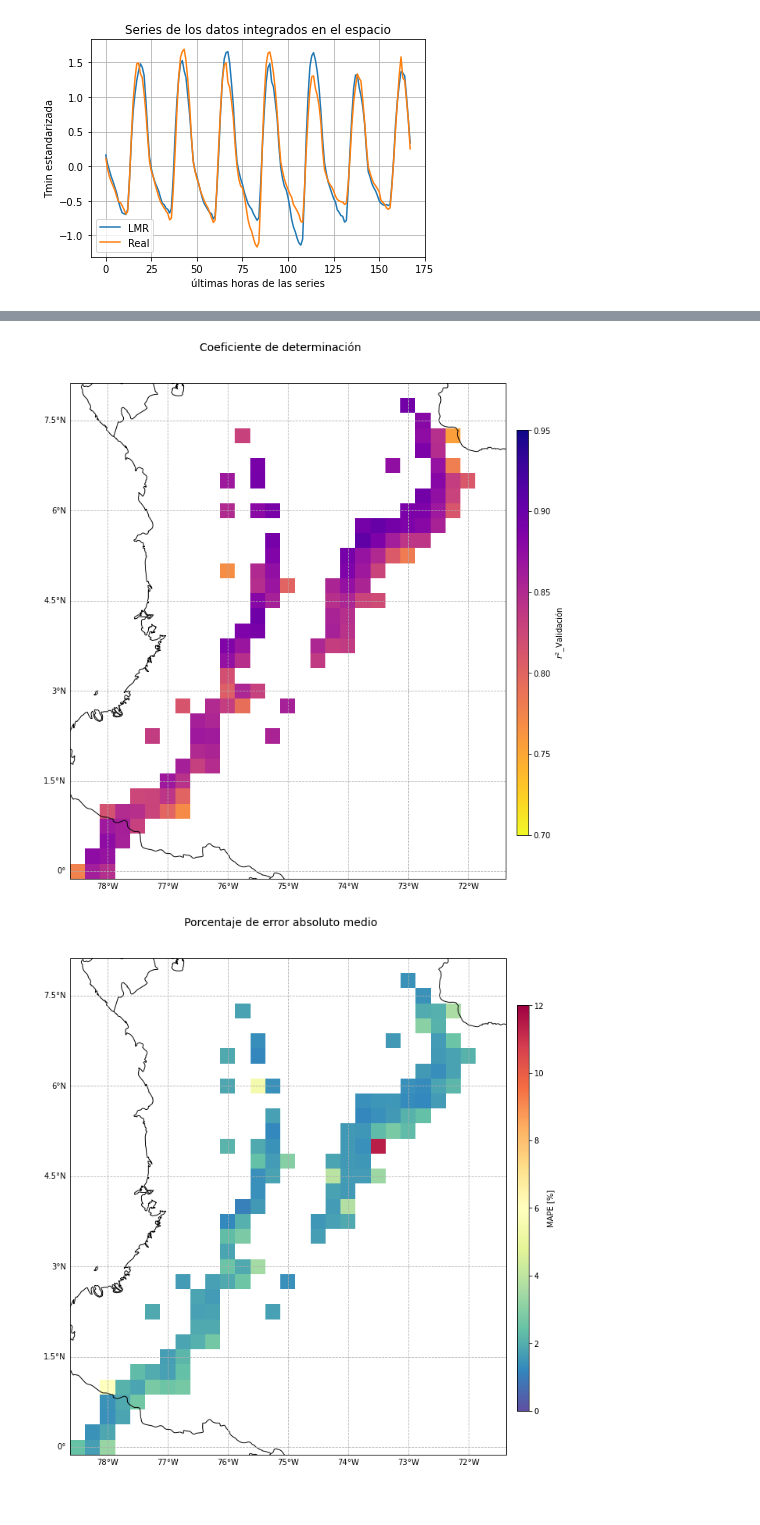
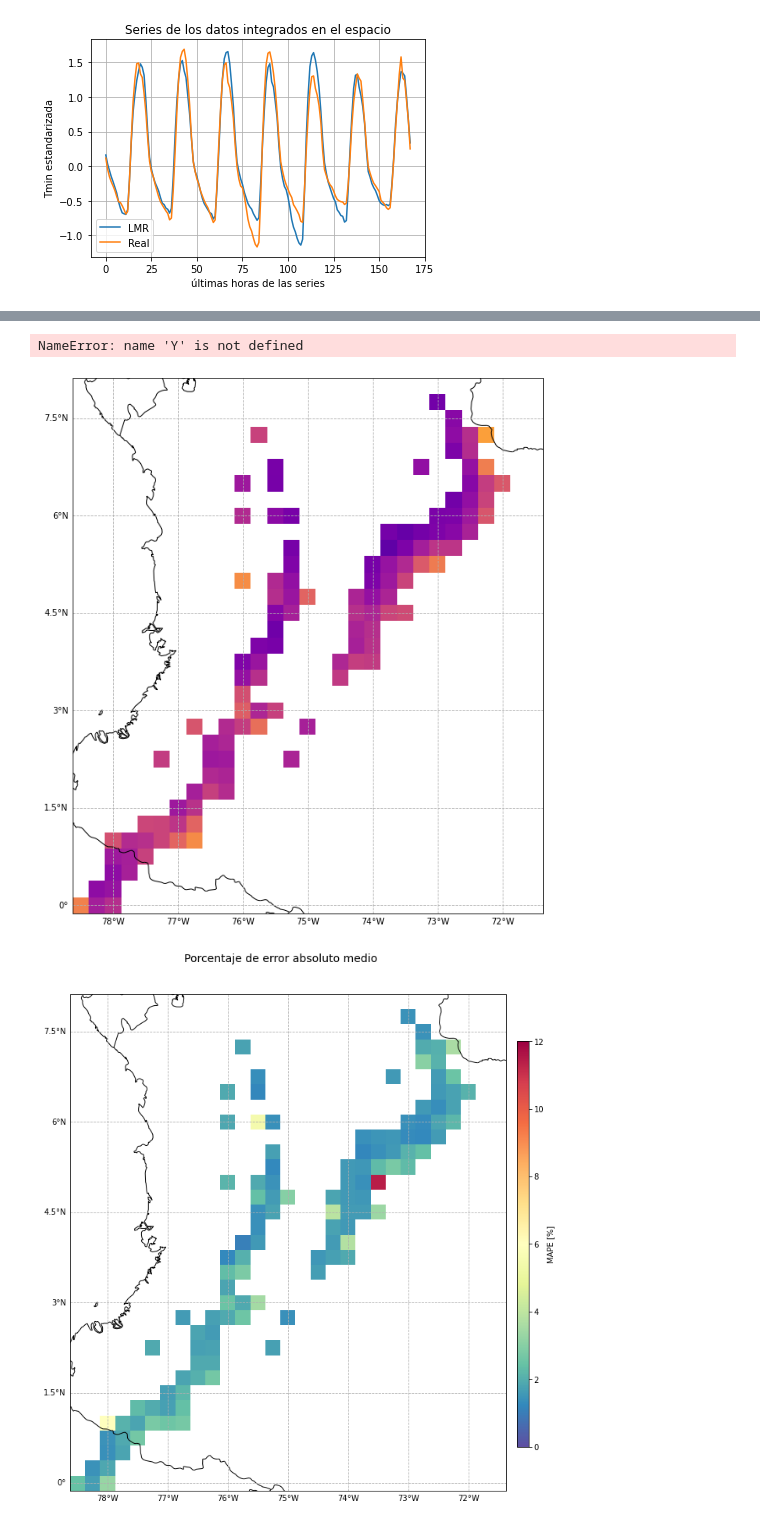
Before and after one commit to Oscar-Riv/Proyecto-Temperatura-Minima-MLG, a Jupyter notebook: LMR_Entrenamiento y validacion.ipynb, the cells around one changed output, grey strips where cells are left out. Drawn from its saved outputs; the diff is of its cells as text; code cells hidden in the pictures.

```diff
--- a/LMR_Entrenamiento y validacion.ipynb
+++ b/LMR_Entrenamiento y validacion.ipynb
@@ -36,6 +37,11 @@ import warnings
 warnings.filterwarnings('ignore')
 # %% [output]
 Intel(R) Extension for Scikit-learn* enabled (https://github.com/intel/scikit-learn-intelex)
+# %%
+# Path of your data
+path = 'D:/Documentos/Maestria/DATOS ERA5/ERA5/'
+mlg = 'D:/Documentos/Maestria/MLG/'
+save_imgs = mlg+'IMGS/'
 # %%
 # Read your data
 data = xr.open_dataset(path+'DATASET_ERA5.nc')
@@ -159,20 +185,21 @@ bar = [0.92, 0.2, 0.02, 0.6]
 # %%
 fig,ax = plt.subplots(figsize=(10,12),
                       subplot_kw={'projection': ccrs.PlateCarree()})
 im = ax.pcolormesh(data.longitude,data.latitude, val_met[1],cmap='plasma_r', vmin=0.7, vmax=0.95)
 gl = ax.gridlines(draw_labels=True,linestyle='--')
 gl.top_labels = False
 gl.right_labels = False
 ax.coastlines()
 ax.add_feature(cfeature.BORDERS)
-Y.latitude.shape[0]
+#Y.latitude.shape[0]
 cax = fig.add_axes(bar)
 cbar = fig.colorbar(im,cax=cax)
 cbar.set_label('$r^2$_Validación')
-fig.suptitle('Coeficiente de determinación',y=0.93,fontsize=14)
-plt.savefig(save_imgs+'LMR_r2_map.png', dpi=300)
+#fig.suptitle('Diferencia r2 Entrenamiento-Validacion',y=0.93,fontsize=14)
+#plt.savefig(save_imgs+'LMR_r2diff_map.png', dpi=300)
 # %% [output]
+NameError: name 'Y' is not defined
-[figure, old version]
+[figure, new version]
 # %%
 fig,ax = plt.subplots(figsize=(10,12),
                       subplot_kw={'projection': ccrs.PlateCarree()})
```
Also changed, not shown: parts of 2 cells of this notebook, 1 other file.
